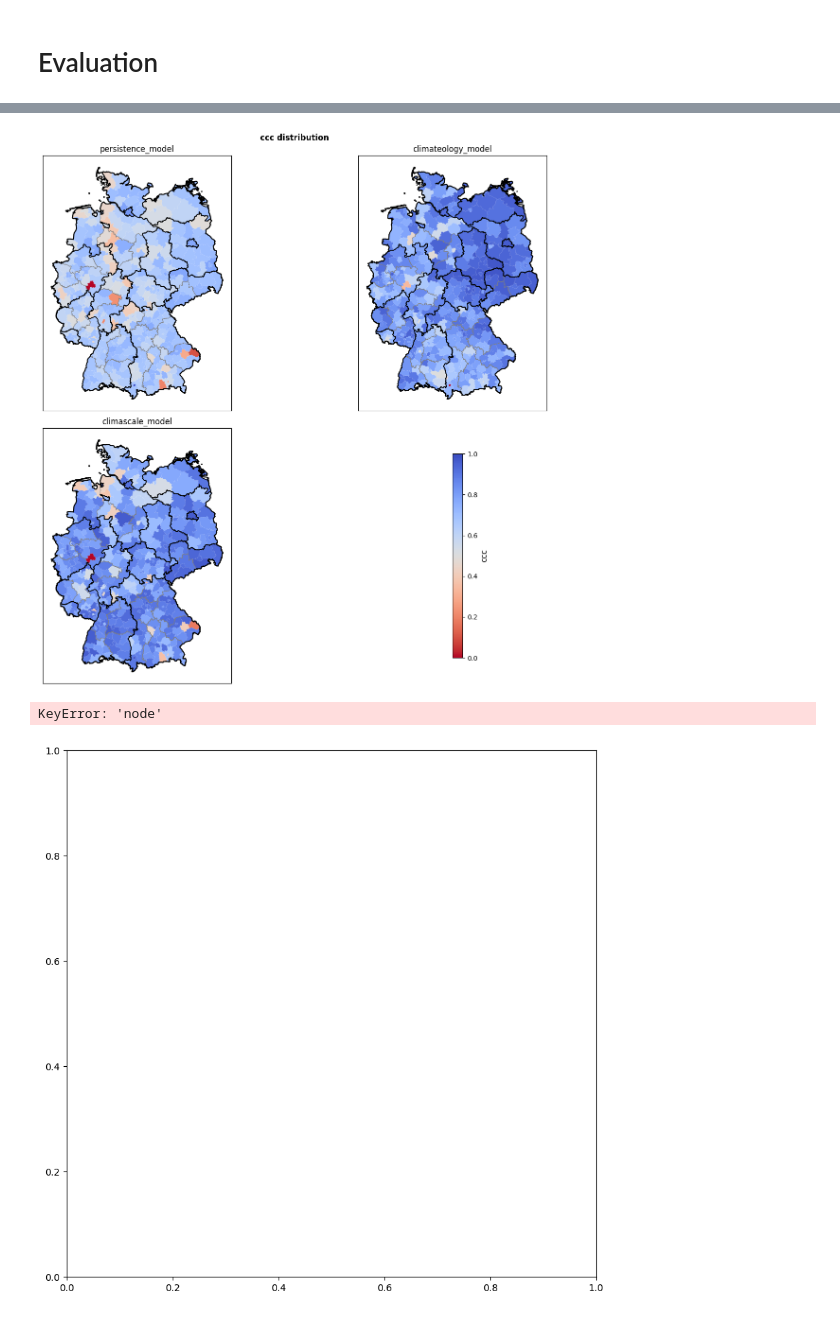
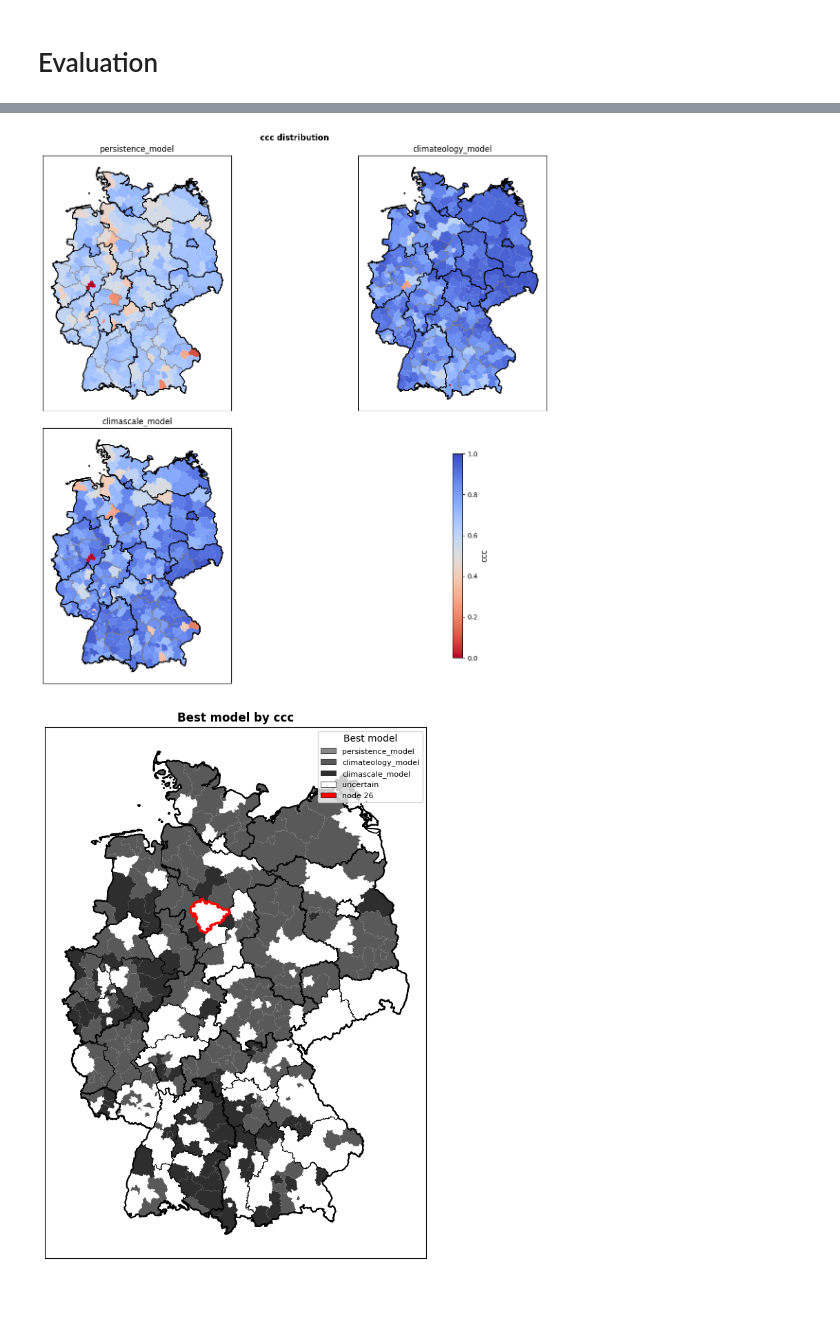
Before and after one commit to stends2001/infectious_disease_gnn, a Jupyter notebook: src/notebooks/1. introduction.ipynb, the cells around one changed output, grey strips where cells are left out. Cells and saved outputs as stored; diff of their text form; code cells hidden in the pictures.

```diff
--- a/src/notebooks/1. introduction.ipynb
+++ b/src/notebooks/1. introduction.ipynb
@@ -76,7 +76,7 @@ cfgde= EpiConfig(
         country         = 'germany',
         level           = 'nuts3',
 
-        min_date        = '2011-01-01',
+        min_date        = '2012-06-01',
         max_date        = '2020-06-01',
 
         horizon_leadtime    = 3,
@@ -112,9 +112,7 @@ cfgnl= EpiConfig(
 
         # log_transform       = ['incidence']
         )
-
-# data_orch= EpiDataOrchestrator(epiconfig).build()
 # %%
-datareader_de   = EpiDataOrchestrator(cfgde).build()
-datareader_nl   = EpiDataOrchestrator(cfgnl).build()
+dataorchestrator_de   = EpiDataOrchestrator(cfgde).build()
+dataorchestrator_nl   = EpiDataOrchestrator(cfgnl).build()
 # %% [output]
@@ -184,5 +121,5 @@ datareader_de.column_registration.get_by_name('target').transformation_params
 # %%
-baseline_data           = BaseLineDataLoaderManager(datareader_de)
+baseline_data           = BaseLineDataLoaderManager(dataorchestrator_de)
 constant_predictor      = ConstantModel(baseline_data)
 persistence_predictor   = PersistenceModel(baseline_data)
 climateology            = ClimateologyModel(baseline_data)
@@ -382,9 +319,8 @@ e.plotter.plot_metric(0, 'test', 'ccc', plot_type='kde', log = False, reverse_sc
 # %%
 e.plotter.plot_metric(0, 'test', 'ccc', plot_type='map', reverse_scale=False, vmin = 0, vmax=  1).show()
 # %% [output]
-[figure, old version]
+[figure, new version]
 # %%
-e.plotter.plot_metric(0, 'test','ccc', plot_type='best_map', log = False, reverse_scale=False, vmin = -0.1, vmax = 1.1, highlight_node=369, margin_fraction=0.05).show()
+e.plotter.plot_metric(0, 'test','ccc', plot_type='best_map', log = False, reverse_scale=False, vmin = -0.1, vmax = 1.1, highlight_node=26, margin_fraction=0.05).show()
 # %% [output]
-KeyError: 'node'
-[figure, old version]
+[figure, new version]
```
Also changed, not shown: parts of 8 cells of this notebook, 1 other file.
